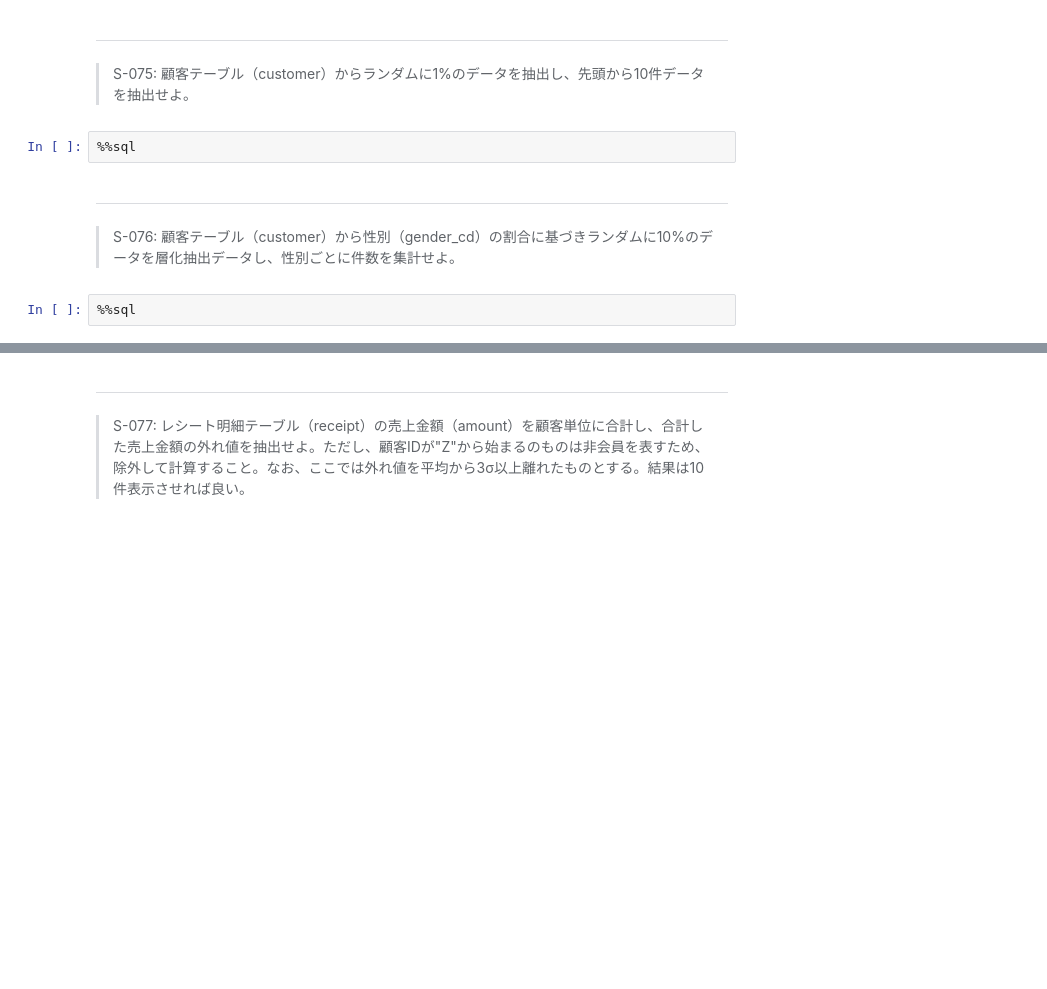
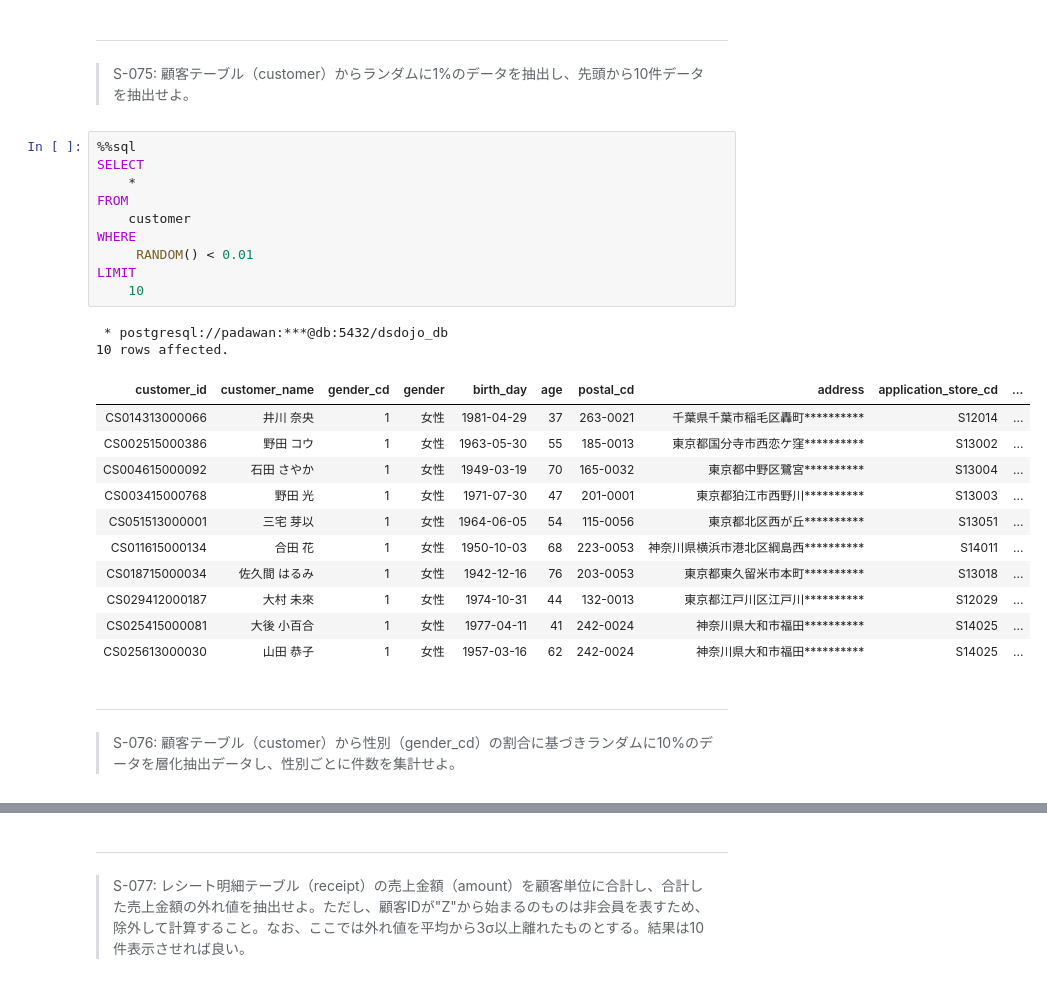
Before and after one commit to Toma0916/100knocks-preprocess, a Jupyter notebook: docker/work/preprocess_knock_SQL.ipynb, the cells around one changed output, grey strips where cells are left out. Drawn from its saved outputs; the diff is of its cells as text; blank space fills up the shorter version.

```diff
--- a/docker/work/preprocess_knock_SQL.ipynb
+++ b/docker/work/preprocess_knock_SQL.ipynb
@@ -1977,10 +1977,30 @@ LIMIT
 # %% [markdown]
 ---
 > S-075: 顧客テーブル（customer）からランダムに1%のデータを抽出し、先頭から10件データを抽出せよ。
-# %%
-%%sql
+# %%
+%%sql
+SELECT
+    *
+FROM
+    customer
+WHERE
+     RANDOM() < 0.01
+LIMIT
+    10
+# %% [output]
+ * postgresql://padawan:***@db:5432/dsdojo_db
+10 rows affected.
+| customer_id | customer_name | gender_cd | gender | birth_day | age | postal_cd | address | application_store_cd | ... |
+| CS014313000066 | 井川 奈央 | 1 | 女性 | 1981-04-29 | 37 | 263-0021 | 千葉県千葉市稲毛区轟町********** | S12014 | ... |
+| CS002515000386 | 野田 コウ | 1 | 女性 | 1963-05-30 | 55 | 185-0013 | 東京都国分寺市西恋ケ窪********** | S13002 | ... |
+| CS004615000092 | 石田 さやか | 1 | 女性 | 1949-03-19 | 70 | 165-0032 | 東京都中野区鷺宮********** | S13004 | ... |
+| CS003415000768 | 野田 光 | 1 | 女性 | 1971-07-30 | 47 | 201-0001 | 東京都狛江市西野川********** | S13003 | ... |
+| CS051513000001 | 三宅 芽以 | 1 | 女性 | 1964-06-05 | 54 | 115-0056 | 東京都北区西が丘********** | S13051 | ... |
+| CS011615000134 | 合田 花 | 1 | 女性 | 1950-10-03 | 68 | 223-0053 | 神奈川県横浜市港北区綱島西********** | S14011 | ... |
+| CS018715000034 | 佐久間 はるみ | 1 | 女性 | 1942-12-16 | 76 | 203-0053 | 東京都東久留米市本町********** | S13018 | ... |
+| CS029412000187 | 大村 未來 | 1 | 女性 | 1974-10-31 | 44 | 132-0013 | 東京都江戸川区江戸川********** | S12029 | ... |
+| CS025415000081 | 大後 小百合 | 1 | 女性 | 1977-04-11 | 41 | 242-0024 | 神奈川県大和市福田********** | S14025 | ... |
+| CS025613000030 | 山田 恭子 | 1 | 女性 | 1957-03-16 | 62 | 242-0024 | 神奈川県大和市福田********** | S14025 | ... |
 # %% [markdown]
 ---
 > S-076:  顧客テーブル（customer）から性別（gender_cd）の割合に基づきランダムに10%のデータを層化抽出データし、性別ごとに件数を集計せよ。
-# %%
-%%sql
```
Also changed, not shown: parts of 10 cells of this notebook.
